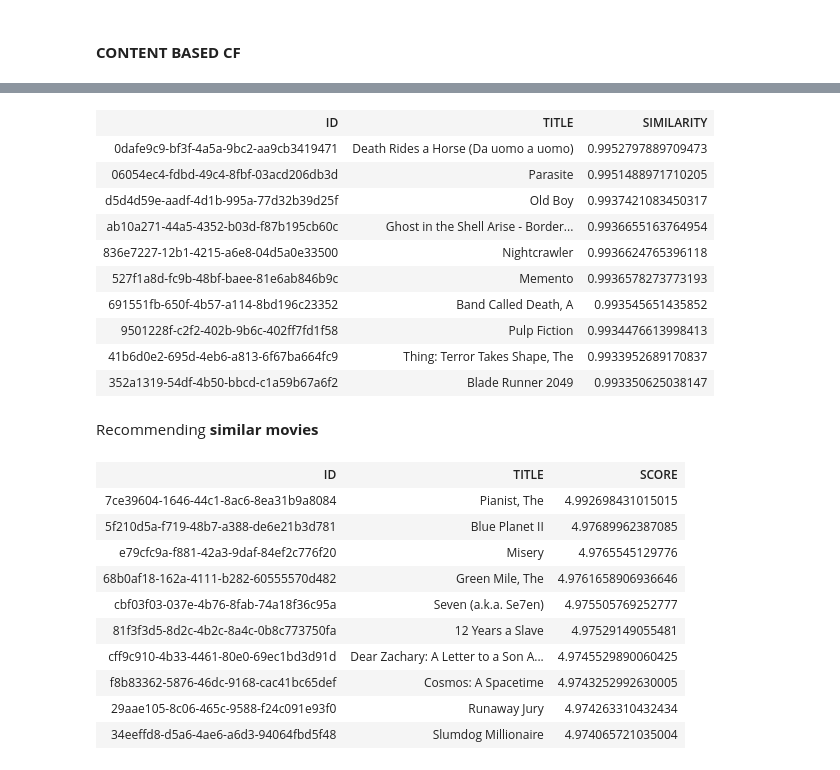
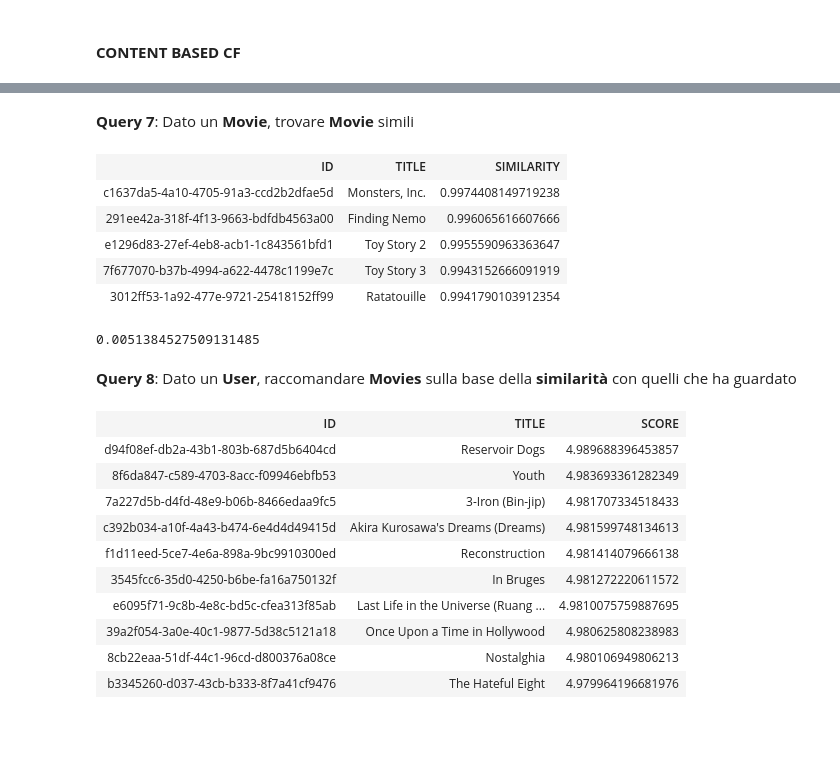
Before and after one commit to aleceress/movielens_rs, a Jupyter notebook: queries.ipynb, the cells around one changed output, grey strips where cells are left out. Saved outputs shown, nothing was run; the diff lists cells and outputs as text; code cells hidden in the pictures; blank space fills up the shorter version.

```diff
--- a/queries.ipynb
+++ b/queries.ipynb
@@ -17,0 +17,5 @@ user_uuid_associations = pd.read_pickle("data/users_uuids.pkl")
+# %%
+user_uuid_associations = pd.read_pickle("data/users_uuids.pkl")
+categories_uuid_associations = pd.read_pickle("data/categories_uuids.pkl")
+genre_uuid_associations = pd.read_pickle("data/genre_uuids.pkl")
+movies_uuid_associations = pd.read_pickle("data/movies_uuids.pkl")
@@ -397,13 +363,11 @@ Recommending movies from __similar users__, given a __user__ (collaborative filt
 # %%
-user_id = "71e1599b-ab75-44c1-9667-1ca41fae6c06"
-
 graph.run(
     (
         f"MATCH(u:User {{id: '{user_id}'}})-[:RATES]->(m:Movie) "
         "WITH collect(m.id) AS watchedMoviesIds "
         f"MATCH (u1:User{{id: '{user_id}'}})-[s:SIMILAR]->(u2:User)-[r:RATES]->(m:Movie) "
         "WHERE NOT m.id IN watchedMoviesIds "
-        "RETURN m.id as ID, m.title as TITLE, r.score*s.score AS SCORE "
+        "RETURN m.id as ID, m.title as TITLE, avg(r.score)*avg(s.score) AS SCORE "
         "ORDER BY SCORE DESC "
         "LIMIT 10"
     )
@@ -422,0 +421,13 @@ graph.run(
+# %%
+user_id = user_uuid_associations[1]
+
+graph.run(
+    (   f"MATCH(u:User {{id: '{user_id}'}})-[:RATES]->(m:Movie) "
+        "WITH collect(m.id) AS watchedMoviesIds "
+        f"MATCH (u:User{{id: '{user_id}'}})-[r:RATES]->(m1:Movie)-[s:USERS_ALSO_LIKED]->(m2:Movie) "
+        "WHERE NOT m2.id IN watchedMoviesIds "
+        "RETURN m2.id AS ID , m2.title AS TITLE, s.score*r.score AS SCORE "
+        "ORDER BY SCORE DESC "
+        "LIMIT 5"
+    )
+).to_table()
@@ -492,23 +488,19 @@ Get __similar movies__, given a movie
+# %% [markdown]
+__Query 7__: Dato un __Movie__, trovare __Movie__ simili
 # %%
-movie_id = "0b142bcb-3bcb-4ce7-943e-b73b16cf4f15"
+movie_id = movies_uuid_associations[1]
+
 graph.run(
     (
         f"MATCH (m1:Movie{{id: '{movie_id}'}})-[s:SIMILAR]->(m2:Movie) "
         "RETURN m2.id AS ID, m2.title AS TITLE, s.score AS SIMILARITY "
         "ORDER BY SIMILARITY DESC "
     )
 ).to_table()
 # %% [output]
 | ID | TITLE | SIMILARITY |
-| 0dafe9c9-bf3f-4a5a-9bc2-aa9cb3419471 | Death Rides a Horse (Da uomo a uomo) | 0.9952797889709473 |
-| 06054ec4-fdbd-49c4-8fbf-03acd206db3d | Parasite | 0.9951488971710205 |
-| d5d4d59e-aadf-4d1b-995a-77d32b39d25f | Old Boy | 0.9937421083450317 |
-| ab10a271-44a5-4352-b03d-f87b195cb60c | Ghost in the Shell Arise - Border... | 0.9936655163764954 |
-| 836e7227-12b1-4215-a6e8-04d5a0e33500 | Nightcrawler | 0.9936624765396118 |
-| 527f1a8d-fc9b-48bf-baee-81e6ab846b9c | Memento | 0.9936578273773193 |
-| 691551fb-650f-4b57-a114-8bd196c23352 | Band Called Death, A | 0.993545651435852 |
-| 9501228f-c2f2-402b-9b6c-402ff7fd1f58 | Pulp Fiction | 0.9934476613998413 |
-| 41b6d0e2-695d-4eb6-a813-6f67ba664fc9 | Thing: Terror Takes Shape, The | 0.9933952689170837 |
-| 352a1319-54df-4b50-bbcd-c1a59b67a6f2 | Blade Runner 2049 | 0.993350625038147 |
+| c1637da5-4a10-4705-91a3-ccd2b2dfae5d | Monsters, Inc. | 0.9974408149719238 |
+| 291ee42a-318f-4f13-9663-bdfdb4563a00 | Finding Nemo | 0.996065616607666 |
+| e1296d83-27ef-4eb8-acb1-1c843561bfd1 | Toy Story 2 | 0.9955590963363647 |
+| 7f677070-b37b-4994-a622-4478c1199e7c | Toy Story 3 | 0.9943152666091919 |
+| 3012ff53-1a92-477e-9721-25418152ff99 | Ratatouille | 0.9941790103912354 |
-# %% [markdown]
- Recommending __similar movies__
@@ -515,5 +516,18 @@ graph.run(
+# %%
+total_time = 0
+
+for movie_id in tqdm(movies_uuid_associations.values()):
+    start_time = time.time()
+    get_similar_movies(movie_id)
+    total_time += (time.time() - start_time)
+
+print(total_time/len(movies_uuid_associations.values()))
+# %% [output]
+0.0051384527509131485
+# %% [markdown]
+__Query 8__: Dato un __User__, raccomandare __Movies__ sulla base della __similarità__ con quelli che ha guardato
 # %%
-user_id = "85cd6e98-63a7-4445-9342-85c2a5628be6"
+user_id = user_uuid_associations[1]
 
 graph.run(
     (   f"MATCH(u:User {{id: '{user_id}'}})-[:RATES]->(m:Movie) "
@@ -527,13 +541,13 @@ graph.run(
 ).to_table()
 # %% [output]
 | ID | TITLE | SCORE |
-| 7ce39604-1646-44c1-8ac6-8ea31b9a8084 | Pianist, The | 4.992698431015015 |
-| 5f210d5a-f719-48b7-a388-de6e21b3d781 | Blue Planet II | 4.97689962387085 |
-| e79cfc9a-f881-42a3-9daf-84ef2c776f20 | Misery | 4.9765545129776 |
-| 68b0af18-162a-4111-b282-60555570d482 | Green Mile, The | 4.9761658906936646 |
-| cbf03f03-037e-4b76-8fab-74a18f36c95a | Seven (a.k.a. Se7en) | 4.975505769252777 |
-| 81f3f3d5-8d2c-4b2c-8a4c-0b8c773750fa | 12 Years a Slave | 4.97529149055481 |
-| cff9c910-4b33-4461-80e0-69ec1bd3d91d | Dear Zachary: A Letter to a Son A... | 4.9745529890060425 |
-| f8b83362-5876-46dc-9168-cac41bc65def | Cosmos: A Spacetime | 4.9743252992630005 |
-| 29aae105-8c06-465c-9588-f24c091e93f0 | Runaway Jury | 4.974263310432434 |
-| 34eeffd8-d5a6-4ae6-a6d3-94064fbd5f48 | Slumdog Millionaire | 4.974065721035004 |
+| d94f08ef-db2a-43b1-803b-687d5b6404cd | Reservoir Dogs | 4.989688396453857 |
+| 8f6da847-c589-4703-8acc-f09946ebfb53 | Youth | 4.983693361282349 |
+| 7a227d5b-d4fd-48e9-b06b-8466edaa9fc5 | 3-Iron (Bin-jip) | 4.981707334518433 |
+| c392b034-a10f-4a43-b474-6e4d4d49415d | Akira Kurosawa's Dreams (Dreams) | 4.981599748134613 |
+| f1d11eed-5ce7-4e6a-898a-9bc9910300ed | Reconstruction | 4.981414079666138 |
+| 3545fcc6-35d0-4250-b6be-fa16a750132f | In Bruges | 4.981272220611572 |
+| e6095f71-9c8b-4e8c-bd5c-cfea313f85ab | Last Life in the Universe (Ruang ... | 4.9810075759887695 |
+| 39a2f054-3a0e-40c1-9877-5d38c5121a18 | Once Upon a Time in Hollywood | 4.980625808238983 |
+| 8cb22eaa-51df-44c1-96cd-d800376a08ce | Nostalghia | 4.980106949806213 |
+| b3345260-d037-43cb-b333-8f7a41cf9476 | The Hateful Eight | 4.979964196681976 |
```
Also changed, not shown: parts of 56 cells of this notebook, 2 other files.
